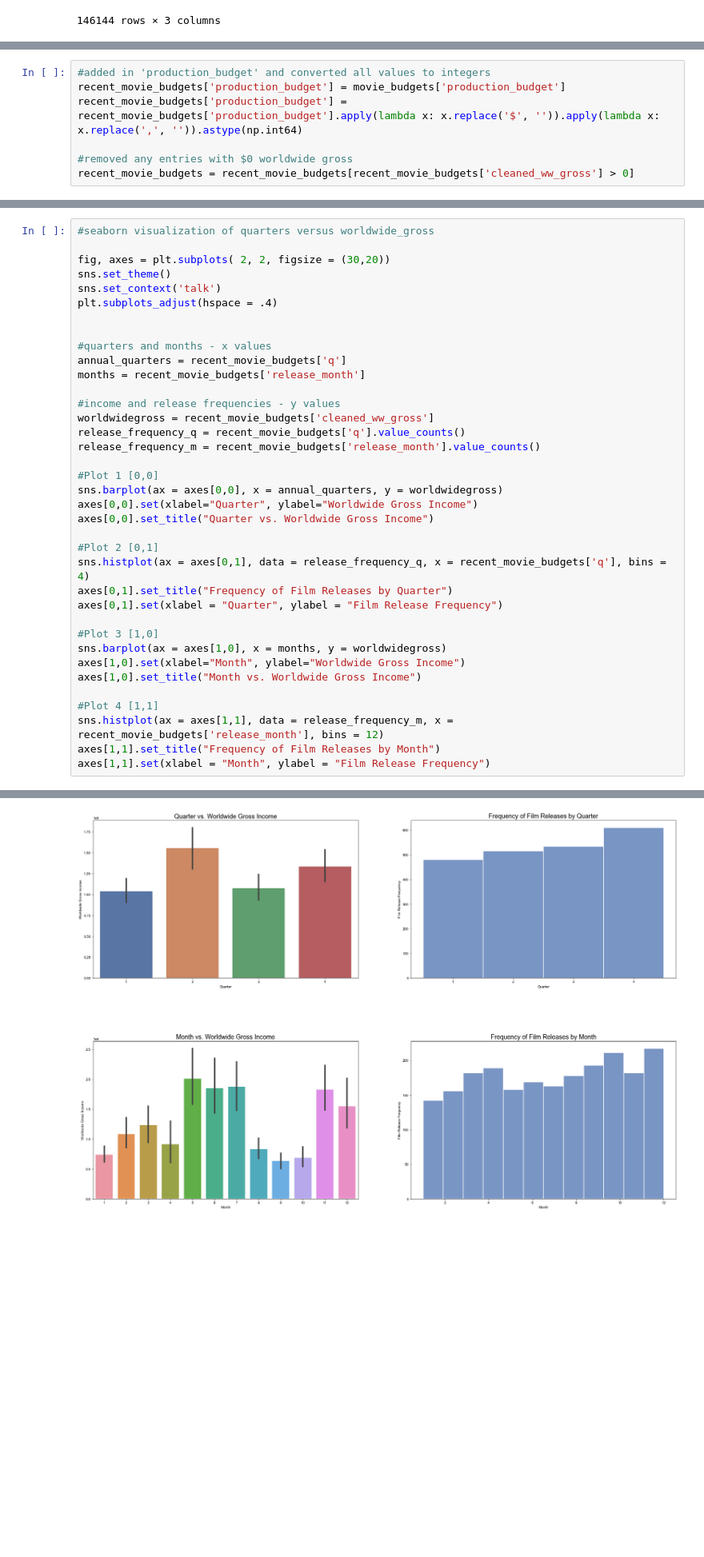
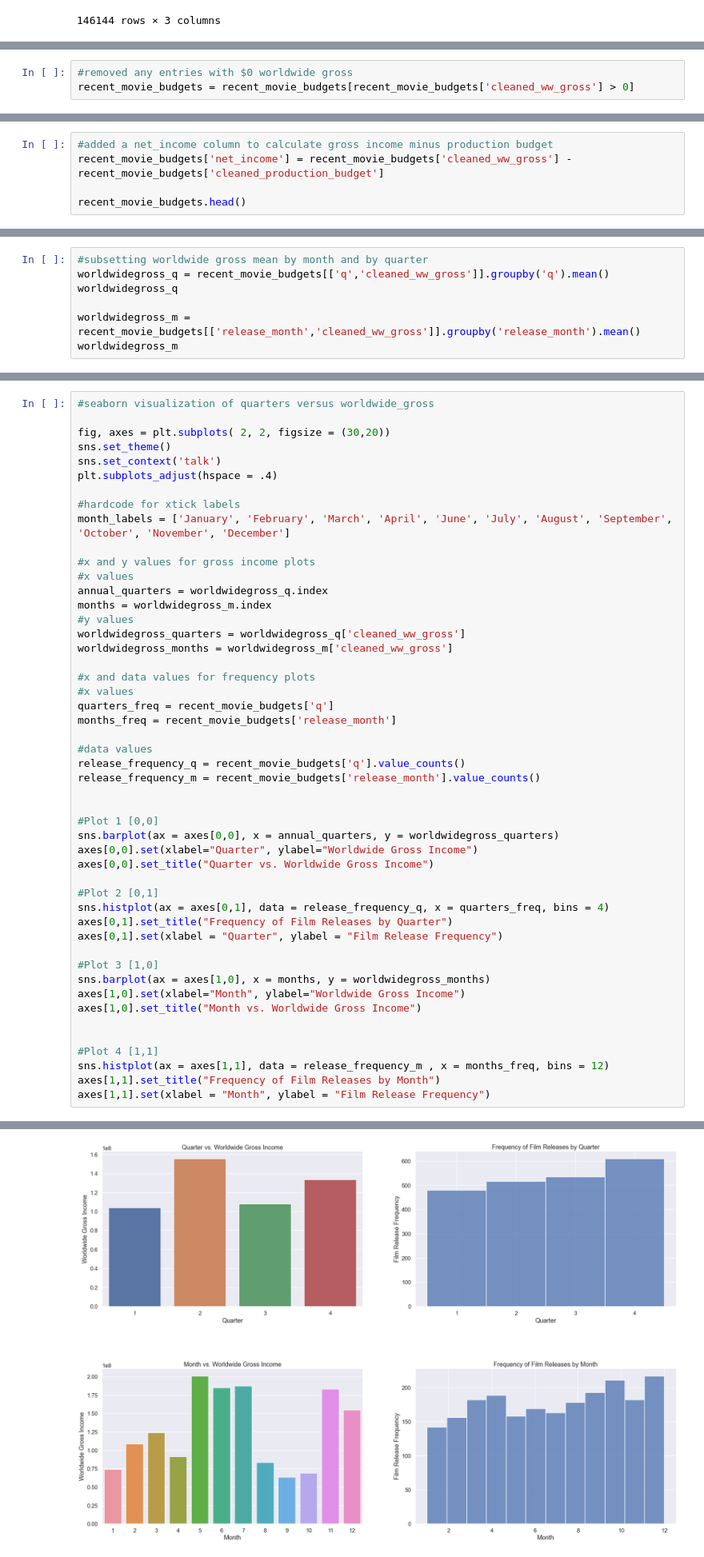
Before and after one commit to learn-co-curriculum/dsc-phase-1-project, a Jupyter notebook: svitlana-eda-notebook.ipynb, the cells around one changed output, grey strips where cells are left out. Shown at 80% size. Cells and saved outputs as stored; diff of their text form; blank space fills up the shorter version.

```diff
--- a/svitlana-eda-notebook.ipynb
+++ b/svitlana-eda-notebook.ipynb
@@ -302,7 +358,3 @@ recent_movie_budgets.sort_values('cleaned_domestic_gross', ascending = False)
 # %%
-#added in 'production_budget' and converted all values to integers
-recent_movie_budgets['production_budget'] = movie_budgets['production_budget']
-recent_movie_budgets['production_budget'] = recent_movie_budgets['production_budget'].apply(lambda x: x.replace('$', '')).apply(lambda x: x.replace(',', '')).astype(np.int64)
-
 #removed any entries with $0 worldwide gross
 recent_movie_budgets = recent_movie_budgets[recent_movie_budgets['cleaned_ww_gross'] > 0]
@@ -327,0 +389,5 @@ See the caveats in the documentation: https://pandas.pydata.org/pandas-docs/stab
+# %%
+#added a net_income column to calculate gross income minus production budget
+recent_movie_budgets['net_income'] = recent_movie_budgets['cleaned_ww_gross'] - recent_movie_budgets['cleaned_production_budget']
+
+recent_movie_budgets.head()
@@ -346,2 +408,9 @@ recent_movie_budgets
 # %% [markdown]
 ## Final Visualizations using recent_movie_budgets parameters
+# %%
+#subsetting worldwide gross mean by month and by quarter
+worldwidegross_q = recent_movie_budgets[['q','cleaned_ww_gross']].groupby('q').mean()
+worldwidegross_q
+
+worldwidegross_m = recent_movie_budgets[['release_month','cleaned_ww_gross']].groupby('release_month').mean()
+worldwidegross_m
@@ -348,41 +436,53 @@ recent_movie_budgets
 # %%
 #seaborn visualization of quarters versus worldwide_gross
 
 fig, axes = plt.subplots( 2, 2, figsize = (30,20))
 sns.set_theme()
 sns.set_context('talk')
 plt.subplots_adjust(hspace = .4)
 
+#hardcode for xtick labels
+month_labels = ['January', 'February', 'March', 'April', 'June', 'July', 'August', 'September', 'October', 'November', 'December']
 
-#quarters and months - x values
-annual_quarters = recent_movie_budgets['q']
-months = recent_movie_budgets['release_month']
+#x and y values for gross income plots
+#x values
+annual_quarters = worldwidegross_q.index
+months = worldwidegross_m.index
+#y values
+worldwidegross_quarters = worldwidegross_q['cleaned_ww_gross']
+worldwidegross_months = worldwidegross_m['cleaned_ww_gross']
 
-#income and release frequencies - y values
-worldwidegross = recent_movie_budgets['cleaned_ww_gross']
+#x and data values for frequency plots
+#x values
+quarters_freq = recent_movie_budgets['q']
+months_freq = recent_movie_budgets['release_month']
+
+#data values
 release_frequency_q = recent_movie_budgets['q'].value_counts()
 release_frequency_m = recent_movie_budgets['release_month'].value_counts()
 
+
 #Plot 1 [0,0]
-sns.barplot(ax = axes[0,0], x = annual_quarters, y = worldwidegross)
+sns.barplot(ax = axes[0,0], x = annual_quarters, y = worldwidegross_quarters)
 axes[0,0].set(xlabel="Quarter", ylabel="Worldwide Gross Income")
 axes[0,0].set_title("Quarter vs. Worldwide Gross Income")
 
 #Plot 2 [0,1]
-sns.histplot(ax = axes[0,1], data = release_frequency_q, x = recent_movie_budgets['q'], bins = 4)
+sns.histplot(ax = axes[0,1], data = release_frequency_q, x = quarters_freq, bins = 4)
 axes[0,1].set_title("Frequency of Film Releases by Quarter")
 axes[0,1].set(xlabel = "Quarter", ylabel = "Film Release Frequency")
 
 #Plot 3 [1,0]
-sns.barplot(ax = axes[1,0], x = months, y = worldwidegross)
+sns.barplot(ax = axes[1,0], x = months, y = worldwidegross_months)
 axes[1,0].set(xlabel="Month", ylabel="Worldwide Gross Income")
 axes[1,0].set_title("Month vs. Worldwide Gross Income")
 
+
 #Plot 4 [1,1]
-sns.histplot(ax = axes[1,1], data = release_frequency_m, x = recent_movie_budgets['release_month'], bins = 12)
+sns.histplot(ax = axes[1,1], data = release_frequency_m , x = months_freq, bins = 12)
 axes[1,1].set_title("Frequency of Film Releases by Month")
 axes[1,1].set(xlabel = "Month", ylabel = "Film Release Frequency")
 # %% [output]
 [Text(0.5, 0, 'Month'), Text(0, 0.5, 'Film Release Frequency')]
-[figure, old version]
+[figure, new version]
 # %% [markdown]
```
Also changed, not shown: parts of 22 cells of this notebook, 1 other file.
